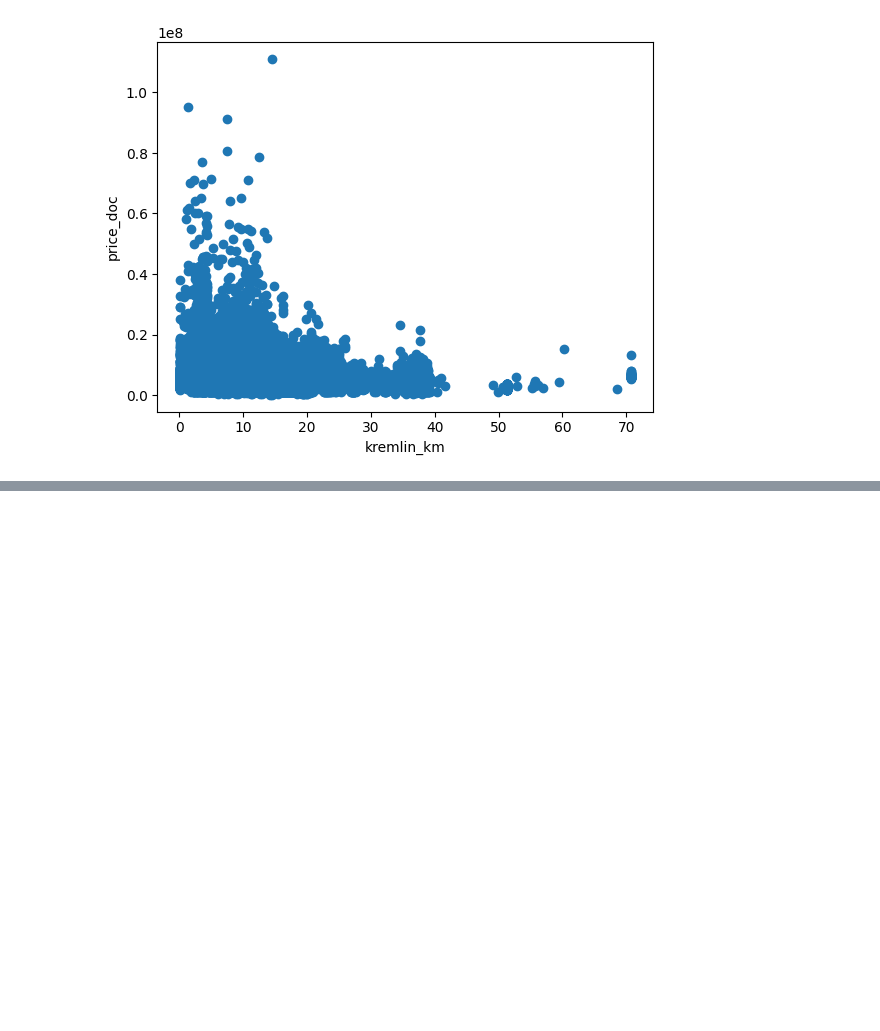
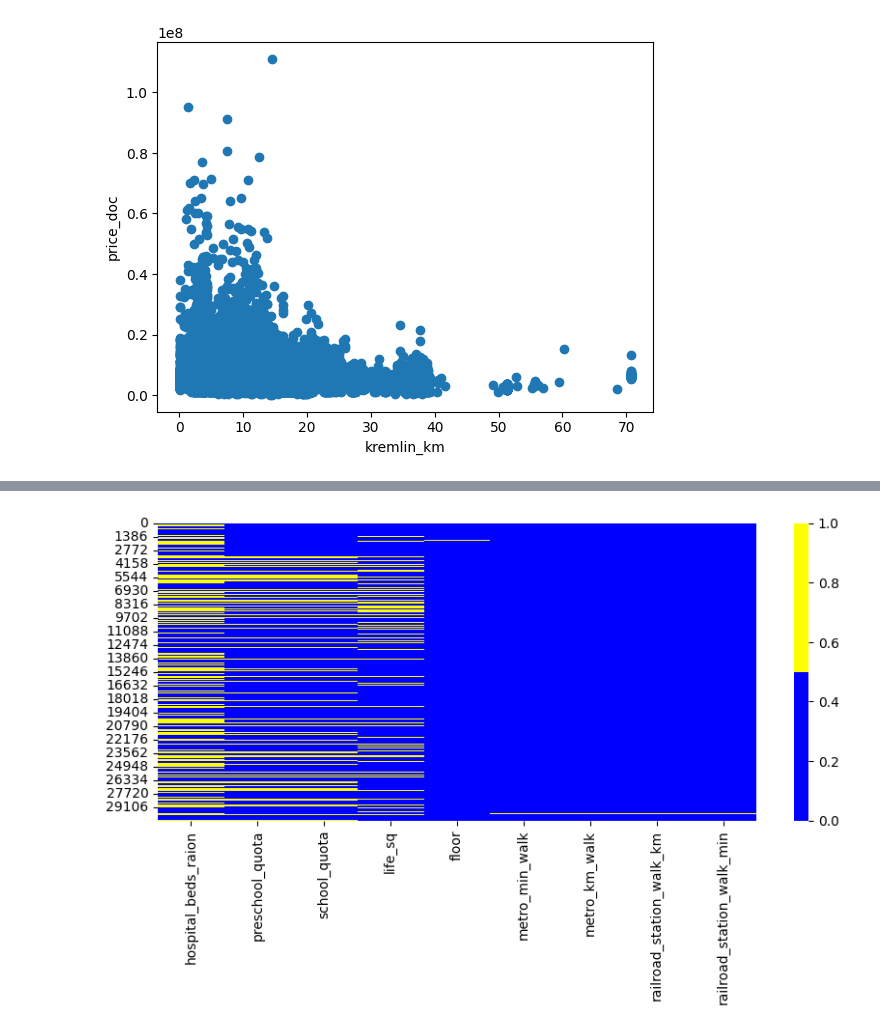
Before and after one commit to Balzhir/sf_game_v2_08.2022, a Jupyter notebook: my_Skillfactory_course/PYTHON-14/PY-14_sber.ipynb, the cells around one changed output, grey strips where cells are left out. Drawn from its saved outputs; the diff is of its cells as text; code cells hidden in the pictures; blank space fills up the shorter version.

```diff
--- a/my_Skillfactory_course/PYTHON-14/PY-14_sber.ipynb
+++ b/my_Skillfactory_course/PYTHON-14/PY-14_sber.ipynb
@@ -77,0 +111,10 @@ plt.scatter(x=sber_data['kremlin_km'], y=sber_data['price_doc'])
+# %%
+colors = ['blue', 'yellow']
+fig = plt.figure(figsize=(10, 4))
+cols = cols_with_null.index
+ax = sns.heatmap(
+    sber_data[cols].isnull(),
+    cmap=sns.color_palette(colors),
+)
+# %% [output]
+[figure, added]
```
Also changed, not shown: parts of 11 cells of this notebook.
